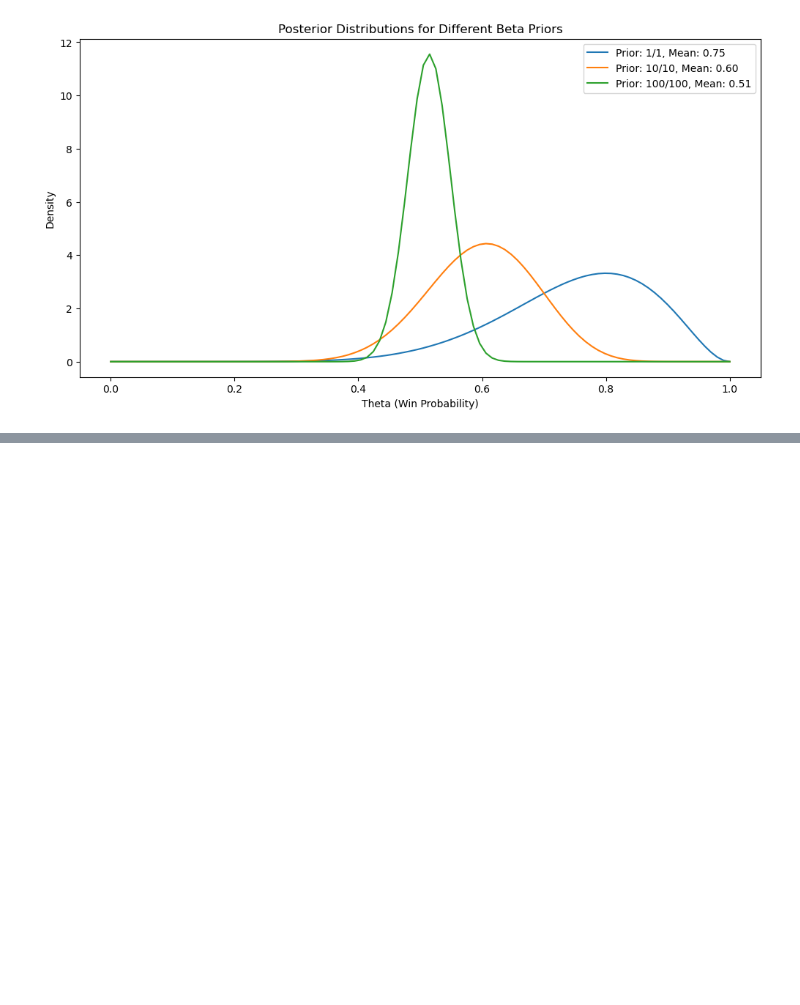
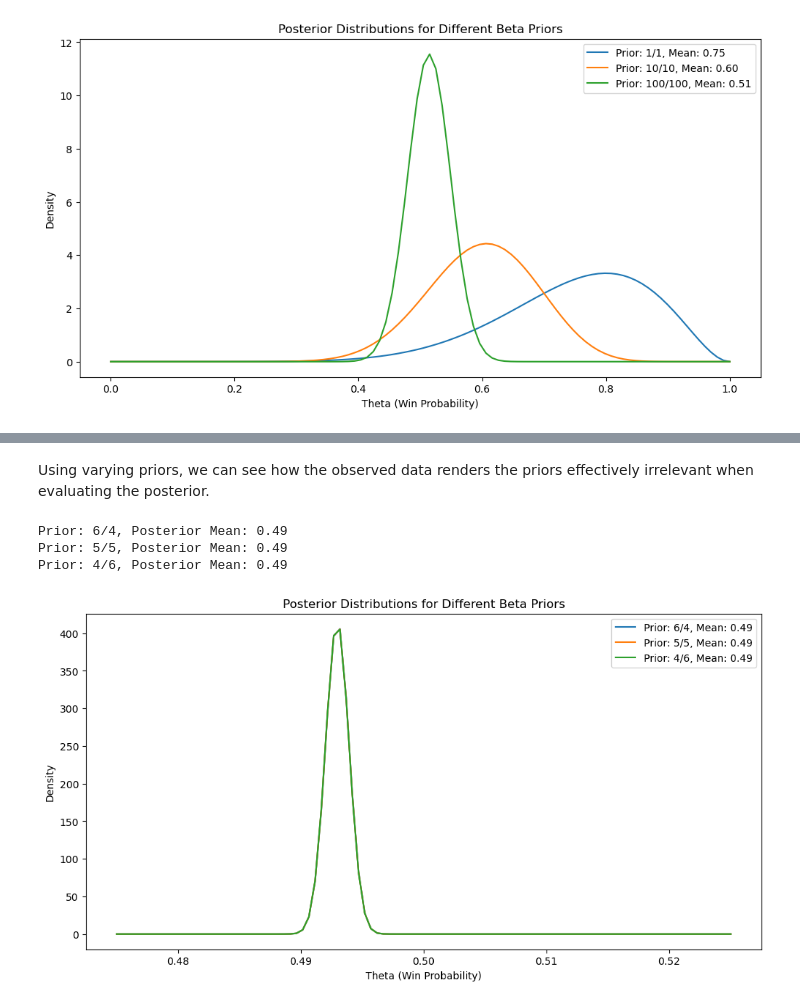
Before and after one commit to caseycapetola/ssbm-matchup-analysis, a Jupyter notebook: models/binomial_beta_model.ipynb, the cells around one changed output, grey strips where cells are left out. Cells and saved outputs as stored; diff of their text form; code cells hidden in the pictures; blank space fills up the shorter version.

```diff
--- a/models/binomial_beta_model.ipynb
+++ b/models/binomial_beta_model.ipynb
@@ -95,0 +147,28 @@ Prior: 100/100, Posterior Mean: 0.51
+# %% [markdown]
+Using varying priors, we can see how the observed data renders the priors effectively irrelevant when evaluating the posterior.
+# %%
+# Assume we have three beta priors: 60/40, 50/50, and 40/60
+priors = [(6, 4), (5, 5), (4, 6)]
+
+# Plot posterior distributions for each prior
+theta_vals = np.linspace(0, 1, 100)
+plt.figure(figsize=(12, 6))
+for alpha_prior, beta_prior in priors:
+    post_alpha = alpha_prior + x_obs
+    post_beta = beta_prior + n_obs - x_obs
+    post = sc.beta(a=post_alpha, b=post_beta)
+    mean = post.mean()
+    print(f"Prior: {alpha_prior}/{beta_prior}, Posterior Mean: {mean:.2f}")
+    x = np.linspace(0.475, 0.525, 100)
+    y = post.pdf(x)
+    plt.plot(x, y, label=f'Prior: {alpha_prior}/{beta_prior}, Mean: {mean:.2f}')
+plt.title('Posterior Distributions for Different Beta Priors')
+plt.xlabel('Theta (Win Probability)')
+plt.ylabel('Density')
+plt.legend()
+plt.show()
+# %% [output]
+Prior: 6/4, Posterior Mean: 0.49
+Prior: 5/5, Posterior Mean: 0.49
+Prior: 4/6, Posterior Mean: 0.49
+[figure, added]
```
Also changed, not shown: parts of 7 cells of this notebook, 1 other file.
